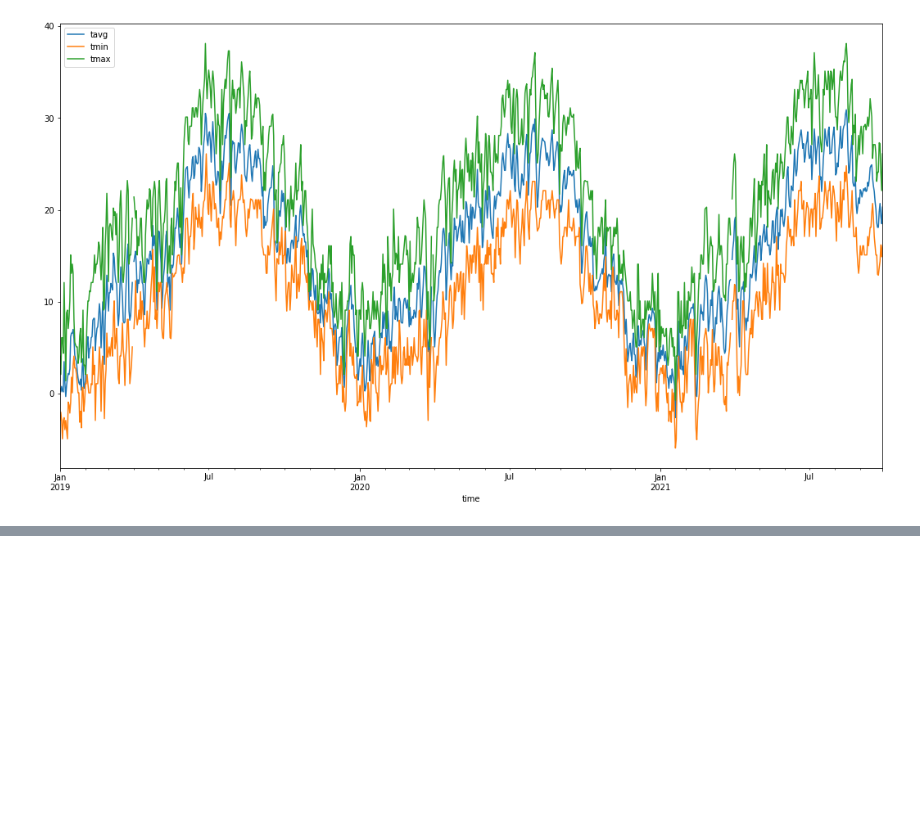
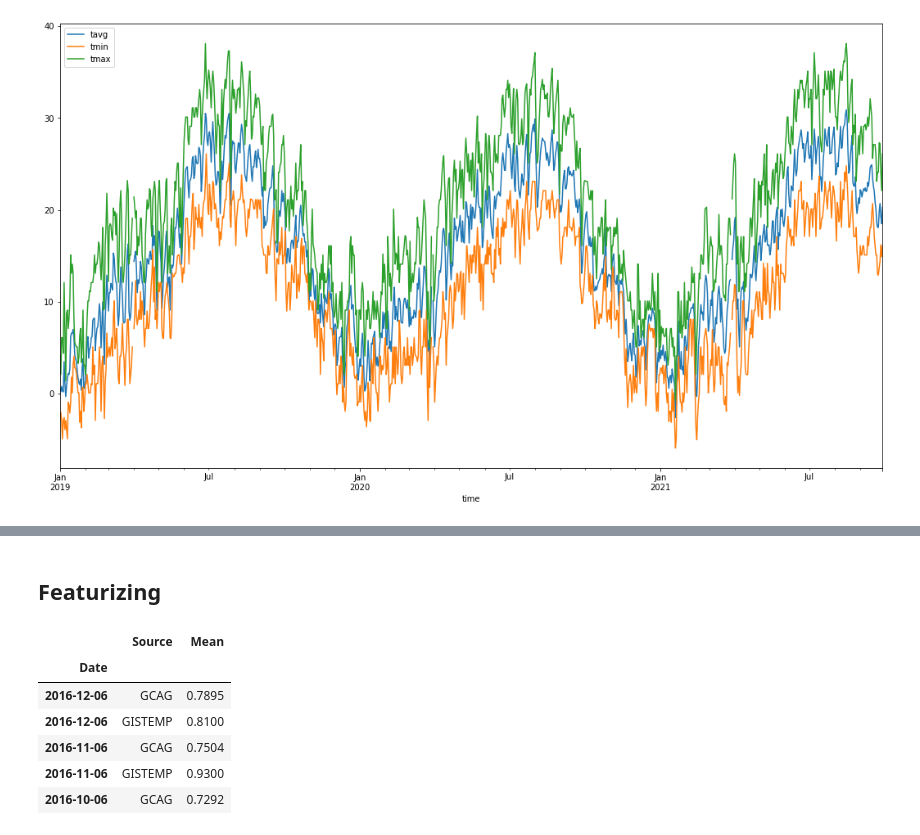
Before and after one commit to Frenz86/pwbifor, a Jupyter notebook: materiale/Less02/03_Meteostat_API.ipynb, the cells around one changed output, grey strips where cells are left out. Cells and saved outputs as stored; diff of their text form; code cells hidden in the pictures; blank space fills up the shorter version.

```diff
--- a/materiale/Less02/03_Meteostat_API.ipynb
+++ b/materiale/Less02/03_Meteostat_API.ipynb
@@ -168,0 +231,2 @@ plt.show()
+# %% [markdown]
+## Featurizing
@@ -168,0 +237,17 @@ plt.show()
+# %%
+import pandas as pd
+
+url = "https://frenzy86.s3.eu-west-2.amazonaws.com/python/monthly_csv.csv"
+df = pd.read_csv( url,
+                 index_col="Date",
+                 parse_dates=['Date'],
+                 )
+df.head()
+# %% [output]
+|  | Source | Mean |
+| Date |  |  |
+| 2016-12-06 | GCAG | 0.7895 |
+| 2016-12-06 | GISTEMP | 0.8100 |
+| 2016-11-06 | GCAG | 0.7504 |
+| 2016-11-06 | GISTEMP | 0.9300 |
+| 2016-10-06 | GCAG | 0.7292 |
```
Also changed, not shown: parts of 9 cells of this notebook, 2 other files.
